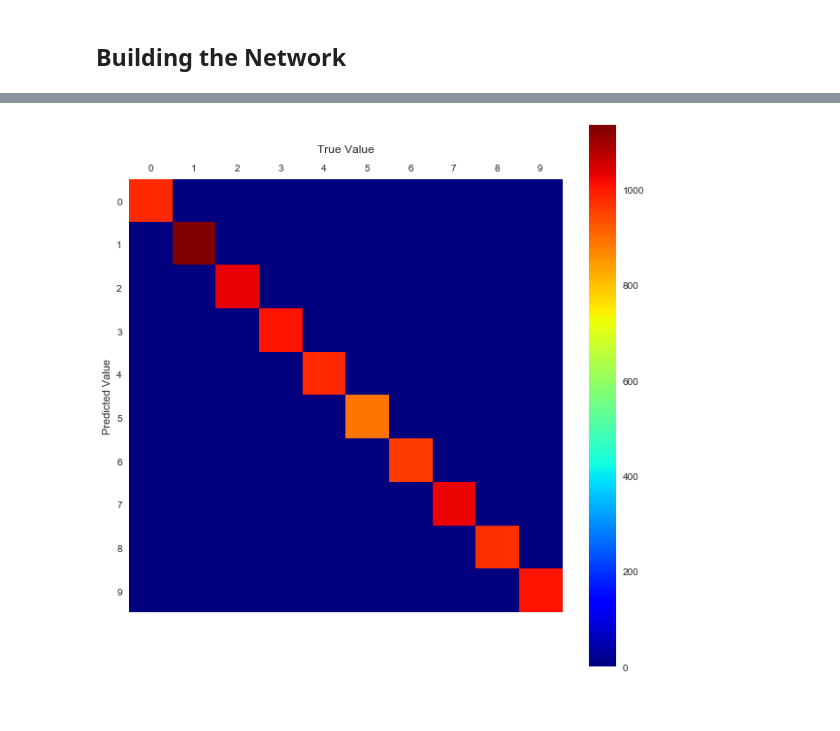
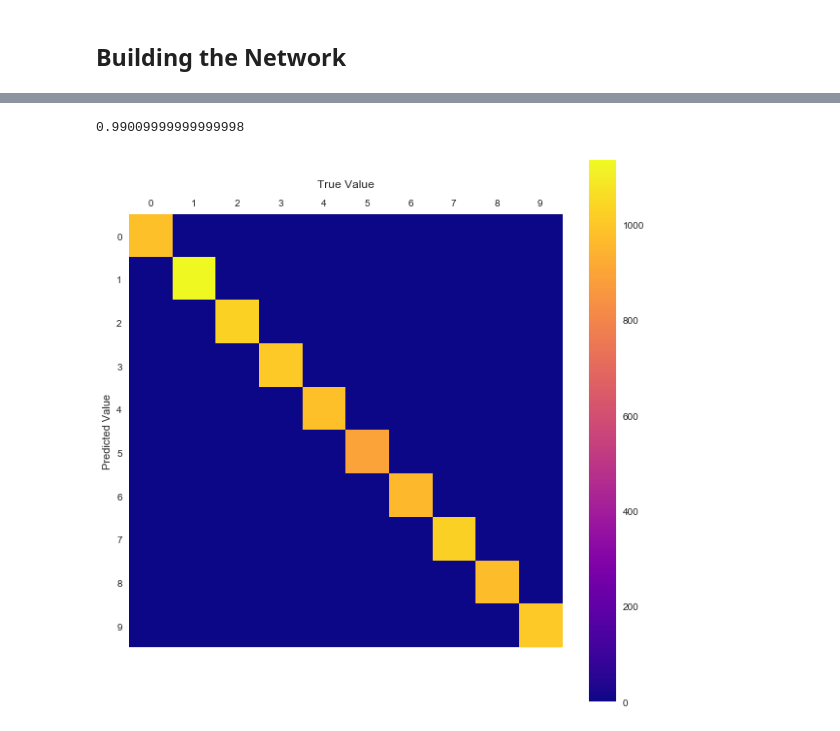
Before and after one commit to mathematiguy/mnist-in-tensorflow, a Jupyter notebook: Python/MNIST Dataset with Convnet.ipynb, the cells around one changed output, grey strips where cells are left out. Saved outputs shown, nothing was run; the diff lists cells and outputs as text; code cells hidden in the pictures.

```diff
--- a/Python/MNIST Dataset with Convnet.ipynb
+++ b/Python/MNIST Dataset with Convnet.ipynb
@@ -75,12 +115,16 @@ prediction = np.array(prediction)
 target_matrix = np.dot(test_labels.T, test_labels)
 confusion_matrix = np.dot(test_labels.T, prediction)
 accuracy_matrix = np.abs(target_matrix - confusion_matrix)
+# %%
+np.sum(test_labels.argmax(axis = 1) == prediction.argmax(axis = 1)) / len(test_labels)
+# %% [output]
+0.99009999999999998
 # %%
-def plot_matrix(matrix, ticks=True):
+def plot_matrix(matrix, palette = 'viridis', ticks=True):
     plt.matshow(matrix)
     plt.legend()
     plt.colorbar()
-    plt.set_cmap('jet')
+    plt.set_cmap(palette)
     plt.ylabel("Predicted Value")
     plt.grid('off')
 
@@ -92,9 +136,9 @@ def plot_matrix(matrix, ticks=True):
     else:
         plt.axis('off')
 # %%
-plot_matrix(target_matrix)
+plot_matrix(target_matrix, palette = 'plasma')
 # %% [output]
-[figure, old version]
+[figure, new version]
 # %%
 plot_matrix(confusion_matrix)
 # %% [output]
```
Also changed, not shown: parts of 9 cells of this notebook, 12 other files.
